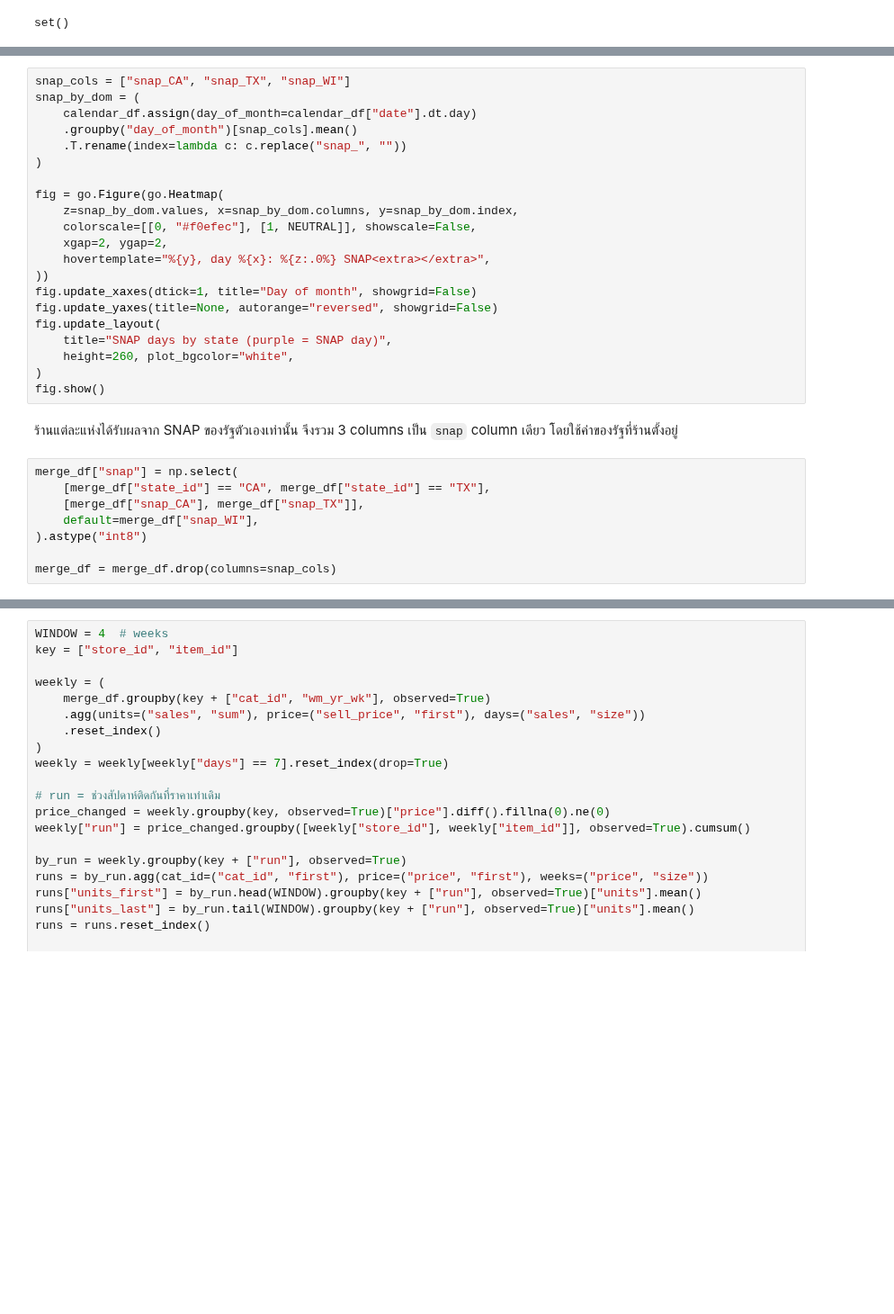
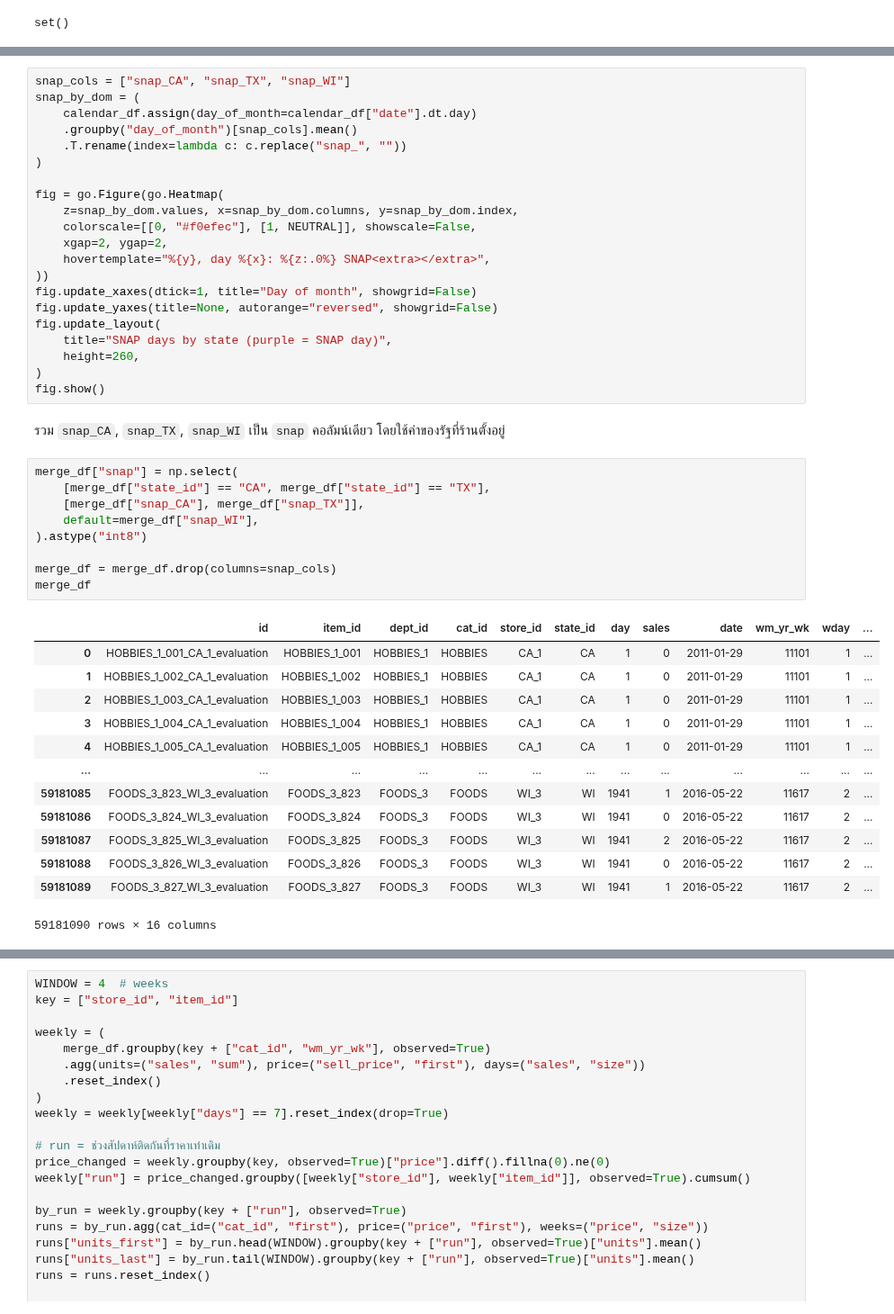
Before and after one commit to fpatt/kaggle-m5-accuracy, a Jupyter notebook: eda.ipynb, the cells around one changed output, grey strips where cells are left out. Shown at 90% size. Drawn from its saved outputs; the diff is of its cells as text; blank space fills up the shorter version.

```diff
--- a/eda.ipynb
+++ b/eda.ipynb
@@ -276,17 +362,31 @@ fig.update_xaxes(dtick=1, title="Day of month", showgrid=False)
 fig.update_yaxes(title=None, autorange="reversed", showgrid=False)
 fig.update_layout(
     title="SNAP days by state (purple = SNAP day)",
-    height=260, plot_bgcolor="white",
+    height=260,
 )
 fig.show()
 # %% [markdown]
-ร้านแต่ละแห่งได้รับผลจาก SNAP ของรัฐตัวเองเท่านั้น
-จึงรวม 3 columns เป็น `snap` column เดียว โดยใช้ค่าของรัฐที่ร้านตั้งอยู่
+รวม `snap_CA`, `snap_TX`, `snap_WI` เป็น `snap` คอลัมน์เดียว โดยใช้ค่าของรัฐที่ร้านตั้งอยู่
 # %%
 merge_df["snap"] = np.select(
     [merge_df["state_id"] == "CA", merge_df["state_id"] == "TX"],
     [merge_df["snap_CA"], merge_df["snap_TX"]],
     default=merge_df["snap_WI"],
 ).astype("int8")
 
 merge_df = merge_df.drop(columns=snap_cols)
+merge_df
+# %% [output]
+|  | id | item_id | dept_id | cat_id | store_id | state_id | day | sales | date | wm_yr_wk | wday | ... |
+| 0 | HOBBIES_1_001_CA_1_evaluation | HOBBIES_1_001 | HOBBIES_1 | HOBBIES | CA_1 | CA | 1 | 0 | 2011-01-29 | 11101 | 1 | ... |
+| 1 | HOBBIES_1_002_CA_1_evaluation | HOBBIES_1_002 | HOBBIES_1 | HOBBIES | CA_1 | CA | 1 | 0 | 2011-01-29 | 11101 | 1 | ... |
+| 2 | HOBBIES_1_003_CA_1_evaluation | HOBBIES_1_003 | HOBBIES_1 | HOBBIES | CA_1 | CA | 1 | 0 | 2011-01-29 | 11101 | 1 | ... |
+| 3 | HOBBIES_1_004_CA_1_evaluation | HOBBIES_1_004 | HOBBIES_1 | HOBBIES | CA_1 | CA | 1 | 0 | 2011-01-29 | 11101 | 1 | ... |
+| 4 | HOBBIES_1_005_CA_1_evaluation | HOBBIES_1_005 | HOBBIES_1 | HOBBIES | CA_1 | CA | 1 | 0 | 2011-01-29 | 11101 | 1 | ... |
+| ... | ... | ... | ... | ... | ... | ... | ... | ... | ... | ... | ... | ... |
+| 59181085 | FOODS_3_823_WI_3_evaluation | FOODS_3_823 | FOODS_3 | FOODS | WI_3 | WI | 1941 | 1 | 2016-05-22 | 11617 | 2 | ... |
+| 59181086 | FOODS_3_824_WI_3_evaluation | FOODS_3_824 | FOODS_3 | FOODS | WI_3 | WI | 1941 | 0 | 2016-05-22 | 11617 | 2 | ... |
+| 59181087 | FOODS_3_825_WI_3_evaluation | FOODS_3_825 | FOODS_3 | FOODS | WI_3 | WI | 1941 | 2 | 2016-05-22 | 11617 | 2 | ... |
+| 59181088 | FOODS_3_826_WI_3_evaluation | FOODS_3_826 | FOODS_3 | FOODS | WI_3 | WI | 1941 | 0 | 2016-05-22 | 11617 | 2 | ... |
+| 59181089 | FOODS_3_827_WI_3_evaluation | FOODS_3_827 | FOODS_3 | FOODS | WI_3 | WI | 1941 | 1 | 2016-05-22 | 11617 | 2 | ... |
+59181090 rows × 16 columns
```
Also changed, not shown: parts of 90 cells of this notebook.
